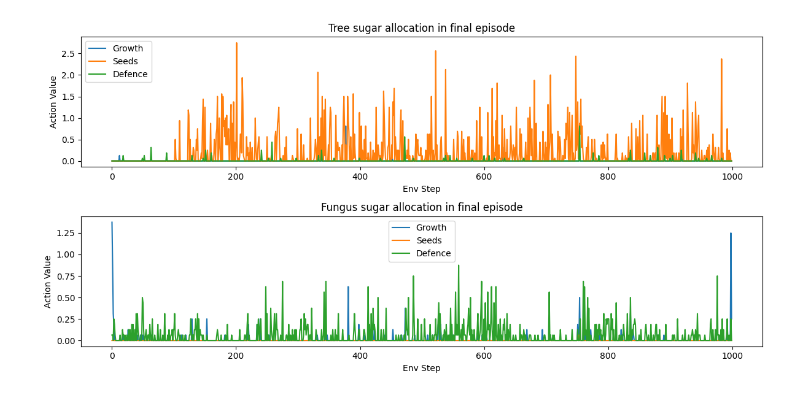
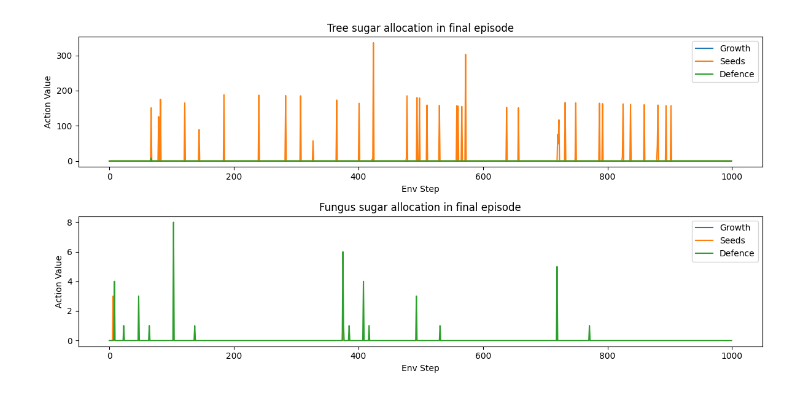
Before and after one commit to isaachcamp/marlplay, a Jupyter notebook: twoStwoR/implement_ppo.ipynb, the cells around one changed output. Drawn from its saved outputs; the diff is of its cells as text; code cells hidden in the pictures.

```diff
--- a/twoStwoR/implement_ppo.ipynb
+++ b/twoStwoR/implement_ppo.ipynb
@@ -19,7 +20,7 @@ config = {
     "UPDATE_EPOCHS": 4,
     "NUM_MINIBATCHES": 4,
     "GAMMA": 0.99,
-    "GAE_LAMBDA": 0.98,
+    "GAE_LAMBDA": 0.95,
     "VF_COEF": 0.5,
     "ENT_COEF": 0.01,
     "CLIP_EPS": 0.2,
@@ -29,7 +30,7 @@ config = {
     "GRID_SIZE": 10,
 }
 # %%
-train_fn = make_train(config)
+train_fn = ppo.make_train(config)
 rng = jax.random.PRNGKey(config["SEED"])
 out = train_fn(rng)
 train_state, env_state, obs, rng = out['runner_state']
@@ -235,12 +247,14 @@ plt.show()
+# %%
+env_state, done, info = collect_eval_traj(rng, train_state)
 # %%
 fig, axs = plt.subplots(2, 1, figsize=(12, 8))
-axs[0].plot(last_complete_episode(tree_s_episodes.mean(axis=0))[:-1], label='Tree sugars')
-axs[0].plot(last_complete_episode(fungus_s_episodes.mean(axis=0))[:-1], label='Fungus sugars')
-axs[0].set_title('Sugars each for final episode')
+axs[0].plot(env_state.tree_agent.sugars, label='Tree sugars')
+axs[0].plot(env_state.fungus_agent.sugars, label='Fungus sugars')
+axs[0].set_title('Current sugars for evaluation run')
 
-axs[1].plot(last_complete_episode(tree_p_episodes.mean(axis=0))[:-1], label='Tree phosphorus')
-axs[1].plot(last_complete_episode(fungus_p_episodes.mean(axis=0))[:-1], label='Fungus phosphorus')
-axs[1].set_title('Phosphorus each for final episode')
+axs[1].plot(env_state.tree_agent.phosphorus, label='Tree phosphorus')
+axs[1].plot(env_state.fungus_agent.phosphorus, label='Fungus phosphorus')
+axs[1].set_title('Current phosphorus for evaluation run')
 
 for ax in axs.flat:
     ax.set_xlabel('Env Step')
@@ -249,6 +263,6 @@ for ax in axs.flat:
 
 plt.tight_layout()
 
-plt.savefig(opath / f"final_complete_episode_sugars_phosphorus_{RUN_NAME}.png", bbox_inches='tight', dpi=300)
+plt.savefig(opath / f"eval_episode_sugars_phosphorus_{RUN_NAME}.png", bbox_inches='tight', dpi=300)
 plt.show()
 # %% [output]
@@ -299,24 +295,24 @@ fungus_defence_final_episode = last_complete_episode(fungus_defence_episodes.mea
 # %%
 fig, axs = plt.subplots(2, 1, figsize=(12, 6))
 
-axs[0].plot(tree_growth_final_episode, label='Growth')
-axs[0].plot(tree_seeds_final_episode, label='Seeds')
-axs[0].plot(tree_defence_final_episode, label='Defence')
+axs[0].plot(info['tree']['growth'], label='Growth')
+axs[0].plot(info['tree']['reproduction'], label='Seeds')
+axs[0].plot(info['tree']['defence'], label='Defence')
 axs[0].set_title('Tree sugar allocation in final episode')
 
-axs[1].plot(fungus_growth_final_episode, label='Growth')
-axs[1].plot(fungus_seeds_final_episode, label='Seeds')
-axs[1].plot(fungus_defence_final_episode, label='Defence')
+axs[1].plot(info['fungus']['growth'], label='Growth')
+axs[1].plot(info['fungus']['reproduction'], label='Seeds')
+axs[1].plot(info['fungus']['defence'], label='Defence')
 axs[1].set_title('Fungus sugar allocation in final episode')
 
 for ax in axs.flat:
     ax.set_xlabel('Env Step')
     ax.set_ylabel('Action Value')
     ax.legend()
 
 plt.tight_layout()
 
-plt.savefig(opath / f"final_complete_episode_sugar_allocation_{RUN_NAME}.png", bbox_inches='tight', dpi=300)
+plt.savefig(opath / f"eval_episode_sugar_allocation_{RUN_NAME}.png", bbox_inches='tight', dpi=300)
 plt.show()
 # %% [output]
-[figure, old version]
+[figure, new version]
```
Also changed, not shown: parts of 20 cells of this notebook.
